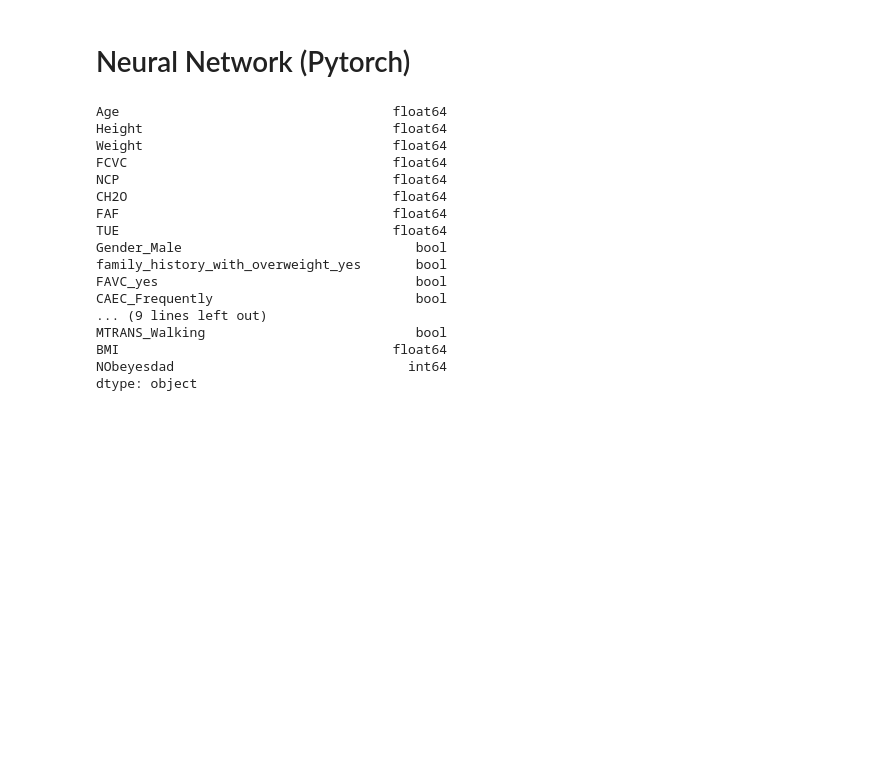
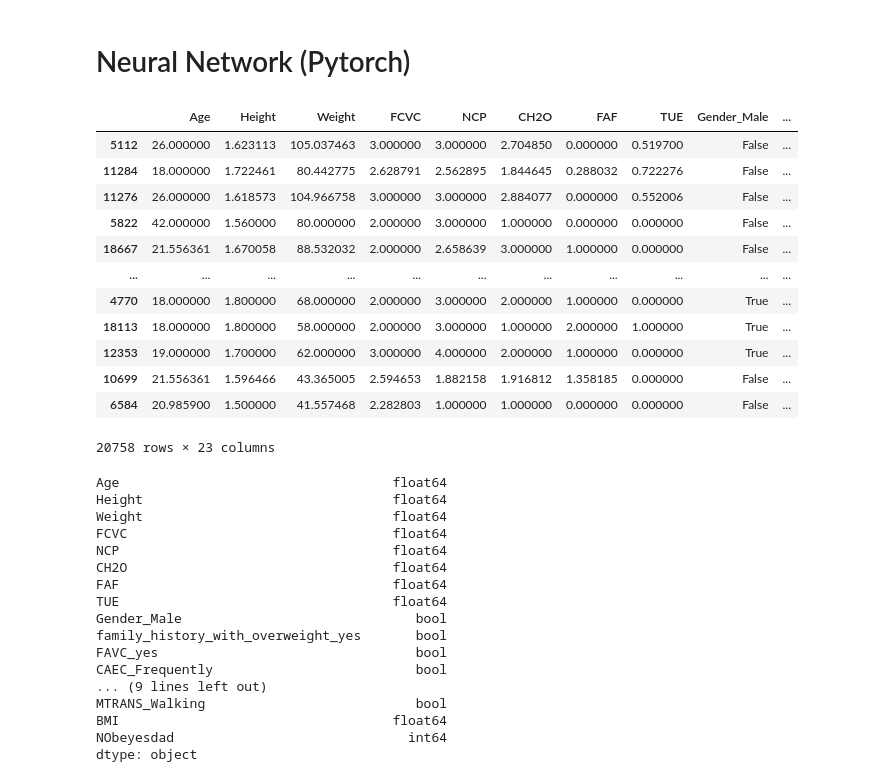
Before and after one commit to andrewbremner3/PlayGroundSeries, a Jupyter notebook: weightrisk-s4e2-pytorch.ipynb, the cells around one changed output. Saved outputs shown, nothing was run; the diff lists cells and outputs as text; code cells hidden in the pictures; blank space fills up the shorter version.

```diff
--- a/weightrisk-s4e2-pytorch.ipynb
+++ b/weightrisk-s4e2-pytorch.ipynb
@@ -320,6 +320,22 @@ output_df_sk
 # output_df_sk.to_csv('/kaggle/working/submission.csv', index=False)
 # %% [markdown]
 # Neural Network (Pytorch)
+# %%
+X
+# %% [output]
+|  | Age | Height | Weight | FCVC | NCP | CH2O | FAF | TUE | Gender_Male | ... |
+| 5112 | 26.000000 | 1.623113 | 105.037463 | 3.000000 | 3.000000 | 2.704850 | 0.000000 | 0.519700 | False | ... |
+| 11284 | 18.000000 | 1.722461 | 80.442775 | 2.628791 | 2.562895 | 1.844645 | 0.288032 | 0.722276 | False | ... |
+| 11276 | 26.000000 | 1.618573 | 104.966758 | 3.000000 | 3.000000 | 2.884077 | 0.000000 | 0.552006 | False | ... |
+| 5822 | 42.000000 | 1.560000 | 80.000000 | 2.000000 | 3.000000 | 1.000000 | 0.000000 | 0.000000 | False | ... |
+| 18667 | 21.556361 | 1.670058 | 88.532032 | 2.000000 | 2.658639 | 3.000000 | 1.000000 | 0.000000 | False | ... |
+| ... | ... | ... | ... | ... | ... | ... | ... | ... | ... | ... |
+| 4770 | 18.000000 | 1.800000 | 68.000000 | 2.000000 | 3.000000 | 2.000000 | 1.000000 | 0.000000 | True | ... |
+| 18113 | 18.000000 | 1.800000 | 58.000000 | 2.000000 | 3.000000 | 1.000000 | 2.000000 | 1.000000 | True | ... |
+| 12353 | 19.000000 | 1.700000 | 62.000000 | 3.000000 | 4.000000 | 2.000000 | 1.000000 | 0.000000 | True | ... |
+| 10699 | 21.556361 | 1.596466 | 43.365005 | 2.594653 | 1.882158 | 1.916812 | 1.358185 | 0.000000 | False | ... |
+| 6584 | 20.985900 | 1.500000 | 41.557468 | 2.282803 | 1.000000 | 1.000000 | 0.000000 | 0.000000 | False | ... |
+20758 rows × 23 columns
 # %%
 df_clean.dtypes
 # %% [output]
```
Also changed, not shown: parts of 50 cells of this notebook.
